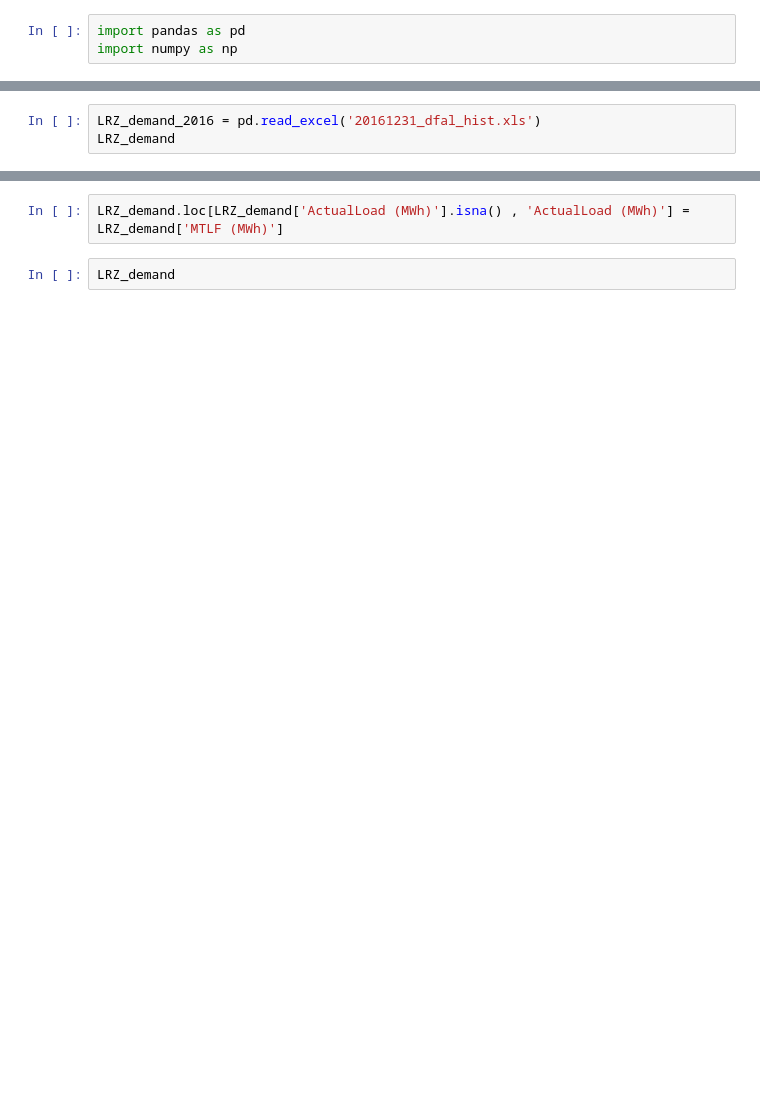
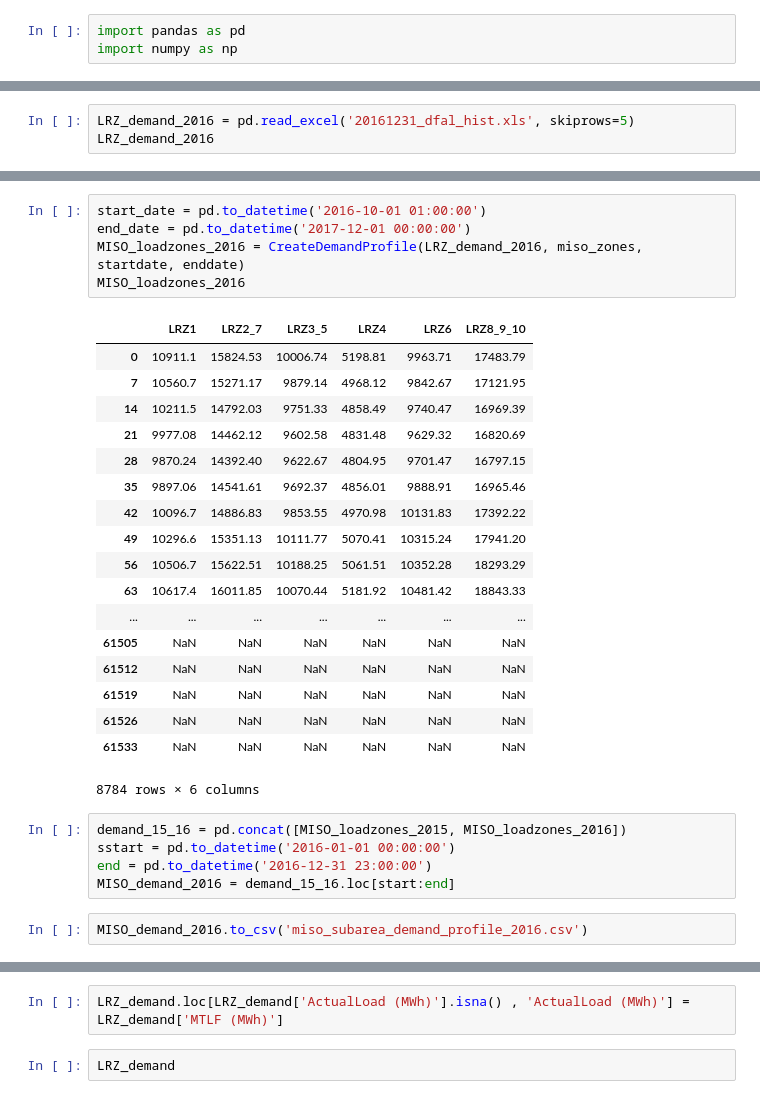
Before and after one commit to Breakthrough-Energy/PreREISE, a Jupyter notebook: prereise/gather/demanddata/eia/demo/demo_Eastern_v6/MISO/MISO_subarea_demand.ipynb, the cells around one changed output, grey strips where cells are left out. Drawn from its saved outputs; the diff is of its cells as text; blank space fills up the shorter version.

```diff
--- a/prereise/gather/demanddata/eia/demo/demo_Eastern_v6/MISO/MISO_subarea_demand.ipynb
+++ b/prereise/gather/demanddata/eia/demo/demo_Eastern_v6/MISO/MISO_subarea_demand.ipynb
@@ -4,3 +6,3 @@ import numpy as np
 # %%
-LRZ_demand_2016 = pd.read_excel('20161231_dfal_hist.xls')
-LRZ_demand
+LRZ_demand_2016 = pd.read_excel('20161231_dfal_hist.xls', skiprows=5)
+LRZ_demand_2016
@@ -7,3 +97,34 @@ LRZ_demand
+# %%
+start_date = pd.to_datetime('2016-10-01 01:00:00')
+end_date = pd.to_datetime('2017-12-01 00:00:00')
+MISO_loadzones_2016 = CreateDemandProfile(LRZ_demand_2016, miso_zones, startdate, enddate)
+MISO_loadzones_2016
+# %% [output]
+|  | LRZ1 | LRZ2_7 | LRZ3_5 | LRZ4 | LRZ6 | LRZ8_9_10 |
+| 0 | 10911.1 | 15824.53 | 10006.74 | 5198.81 | 9963.71 | 17483.79 |
+| 7 | 10560.7 | 15271.17 | 9879.14 | 4968.12 | 9842.67 | 17121.95 |
+| 14 | 10211.5 | 14792.03 | 9751.33 | 4858.49 | 9740.47 | 16969.39 |
+| 21 | 9977.08 | 14462.12 | 9602.58 | 4831.48 | 9629.32 | 16820.69 |
+| 28 | 9870.24 | 14392.40 | 9622.67 | 4804.95 | 9701.47 | 16797.15 |
+| 35 | 9897.06 | 14541.61 | 9692.37 | 4856.01 | 9888.91 | 16965.46 |
+| 42 | 10096.7 | 14886.83 | 9853.55 | 4970.98 | 10131.83 | 17392.22 |
+| 49 | 10296.6 | 15351.13 | 10111.77 | 5070.41 | 10315.24 | 17941.20 |
+| 56 | 10506.7 | 15622.51 | 10188.25 | 5061.51 | 10352.28 | 18293.29 |
+| 63 | 10617.4 | 16011.85 | 10070.44 | 5181.92 | 10481.42 | 18843.33 |
+| ... | ... | ... | ... | ... | ... | ... |
+| 61505 | NaN | NaN | NaN | NaN | NaN | NaN |
+| 61512 | NaN | NaN | NaN | NaN | NaN | NaN |
+| 61519 | NaN | NaN | NaN | NaN | NaN | NaN |
+| 61526 | NaN | NaN | NaN | NaN | NaN | NaN |
+| 61533 | NaN | NaN | NaN | NaN | NaN | NaN |
+8784 rows × 6 columns
+# %%
+demand_15_16 = pd.concat([MISO_loadzones_2015, MISO_loadzones_2016])
+sstart = pd.to_datetime('2016-01-01 00:00:00')
+end = pd.to_datetime('2016-12-31 23:00:00')
+MISO_demand_2016 = demand_15_16.loc[start:end]
+# %%
+MISO_demand_2016.to_csv('miso_subarea_demand_profile_2016.csv')
 # %%
 LRZ_demand = pd.read_excel('20161231_dfal_hist.xls')
 LRZ_demand
```
Also changed, not shown: parts of 32 cells of this notebook, 2 other files.
